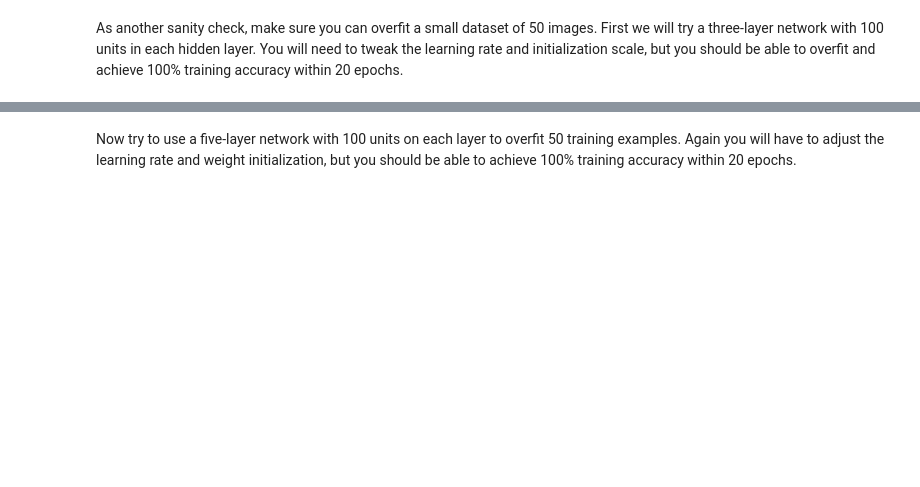
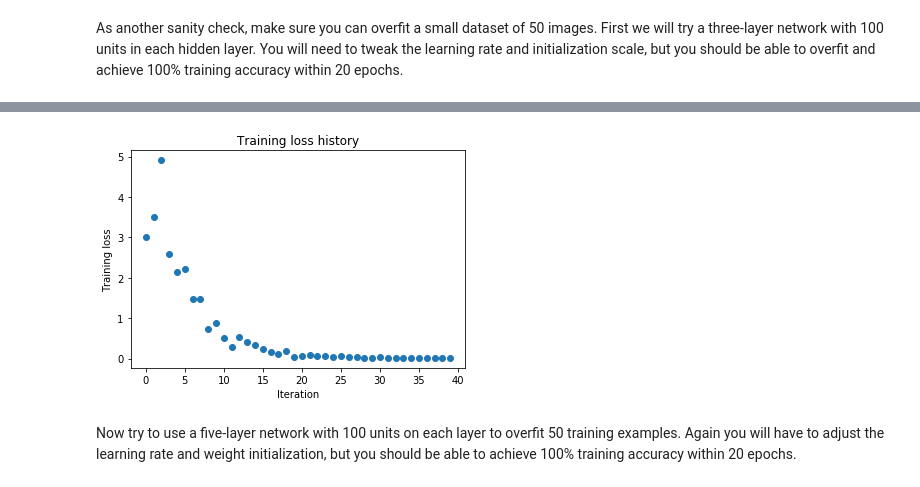
Before and after one commit to maxis42/Convolutional-Neural-Networks-Stanford-CS231n, a Jupyter notebook: assignment2/FullyConnectedNets.ipynb, the cells around one changed output, grey strips where cells are left out. Drawn from its saved outputs; the diff is of its cells as text; code cells hidden in the pictures; blank space fills up the shorter version.

```diff
--- a/assignment2/FullyConnectedNets.ipynb
+++ b/assignment2/FullyConnectedNets.ipynb
@@ -420,8 +437,8 @@ small_data = {
   'y_val': data['y_val'],
 }
 
-weight_scale = 1e-2
-learning_rate = 1e-4
+weight_scale = 2e-2
+learning_rate = 1e-2
 model = FullyConnectedNet([100, 100],
               weight_scale=weight_scale, dtype=np.float64)
 solver = Solver(model, small_data,
@@ -438,3 +455,4 @@ plt.title('Training loss history')
 plt.xlabel('Iteration')
 plt.ylabel('Training loss')
 plt.show()
+# %% [output]
@@ -441,3 +476,4 @@ plt.show()
+[figure, added]
 # %% [markdown]
 Now try to use a five-layer network with 100 units on each layer to overfit 50 training examples. Again you will have to adjust the learning rate and weight initialization, but you should be able to achieve 100% training accuracy within 20 epochs.
 # %%
```
Also changed, not shown: parts of 8 cells of this notebook, 2 other files.
